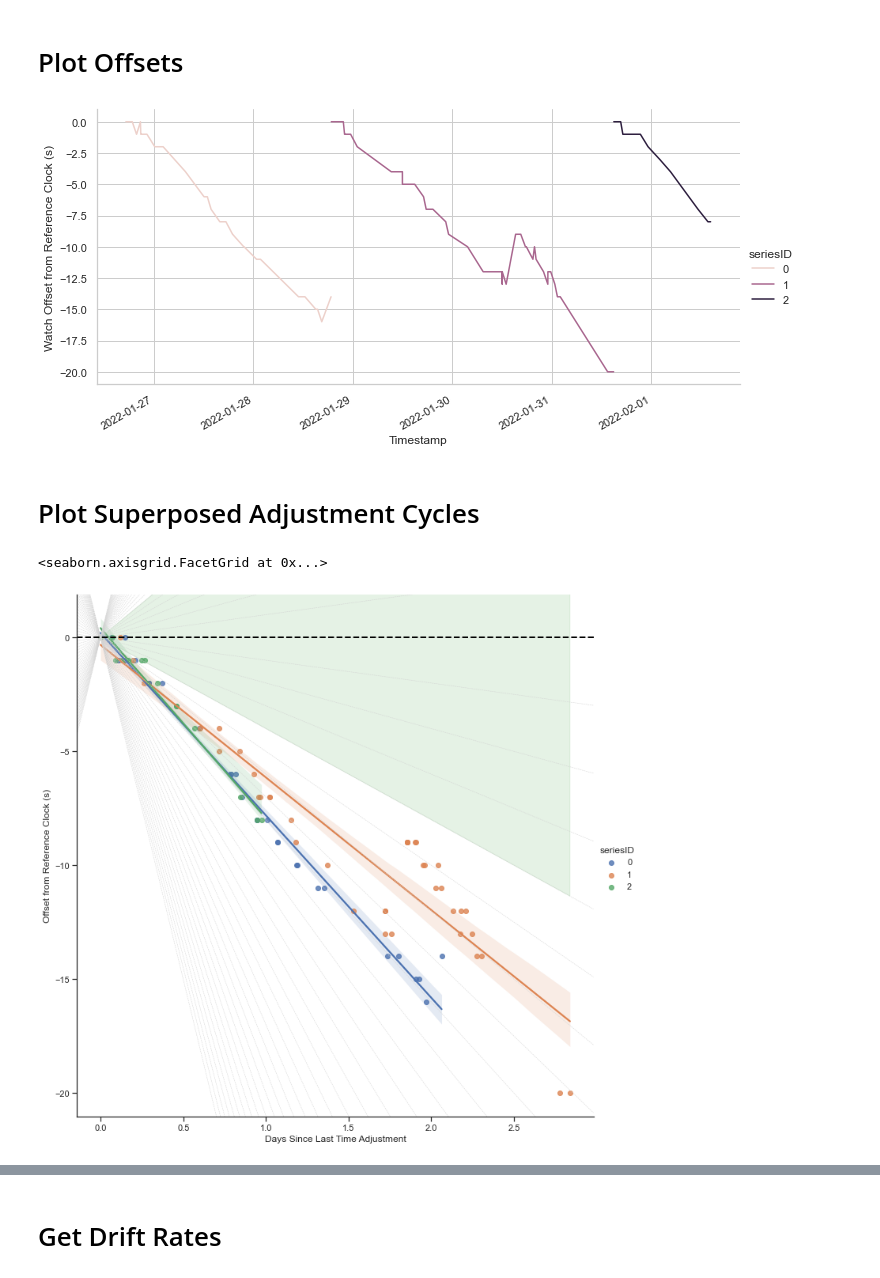
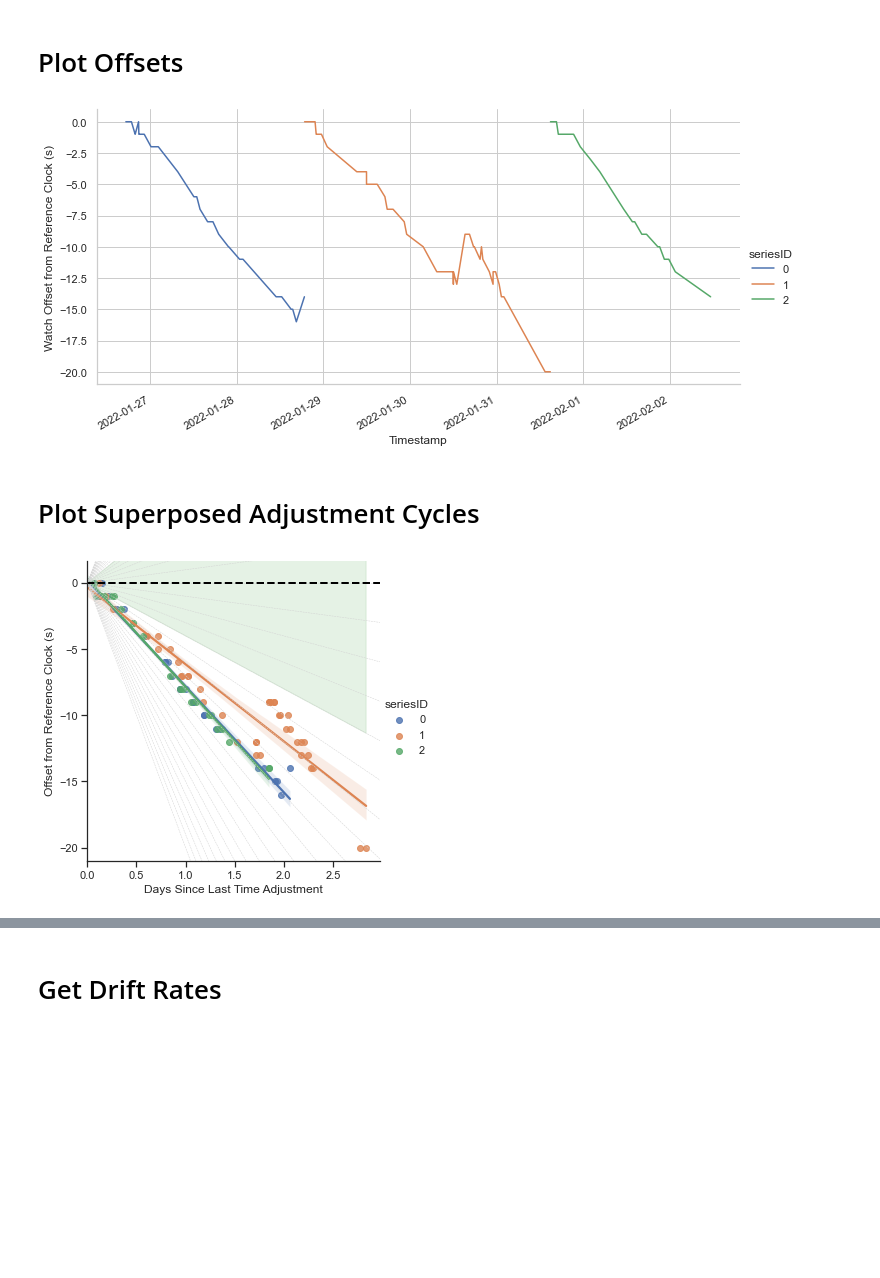
Before and after one commit to francoistrahan/watchdrift, a Jupyter notebook: Watch Drift Analysis.ipynb, the cells around one changed output, grey strips where cells are left out. Saved outputs shown, nothing was run; the diff lists cells and outputs as text; code cells hidden in the pictures; blank space fills up the shorter version.

```diff
--- a/Watch Drift Analysis.ipynb
+++ b/Watch Drift Analysis.ipynb
@@ -14,7 +14,7 @@ COSC_LIMITS_SEC_DAY = (-4, 6)
 
 GRAPH_STYLE = "whitegrid"
 # %%
-sb.set_theme("notebook", GRAPH_STYLE)
+sb.set_theme("notebook", GRAPH_STYLE, "deep")
 sb.set_style()
 
 pd.options.display.max_rows = 6
@@ -41,7 +41,7 @@ data["timestamp"] = pd.to_datetime(data["Timestamp (Epoch Time)"], unit="ms")
 # %% [markdown]
 # Create Unique Chain Numbers
 # %%
-data["seriesID"] = data.rectype.eq(CLOCK_ADJUST_RECTYPE).cumsum().shift(1, fill_value=0)
+data["seriesID"] = data.rectype.eq(CLOCK_ADJUST_RECTYPE).cumsum().shift(1, fill_value=0).astype("category")
 # %% [markdown]
 # Separate Measures
 # %%
@@ -88,7 +88,7 @@ seriesInfo
 # %%
 seriesStarts = measures.groupby("seriesID").timestamp.min()
 
-measures["adjustmentAge"] = measures.timestamp - measures.seriesID.map(seriesStarts)
+measures["adjustmentAge"] = measures.timestamp - measures.seriesID.map(seriesStarts).astype("datetime64")
 measures["adjustmentDays"] = measures.adjustmentAge.dt.total_seconds() / 3600 / 24
 
 seriesInfo = seriesInfo.merge(seriesStarts.rename("seriesStart"), "outer", left_index=True, right_index=True)
@@ -125,30 +125,33 @@ f = sb.relplot(data=measures, x="timestamp", y="offset", hue="seriesID", kind="l
 f.set_axis_labels("Timestamp", "Watch Offset from Reference Clock (s)")
 f.figure.autofmt_xdate()
 # %% [output]
-[figure, old version]
+[figure, new version]
 # %% [markdown]
 # Plot Superposed Adjustment Cycles
 # %%
 sb.set_style("ticks")
-f = sb.lmplot(data=measures, x="adjustmentDays", y="offset", hue="seriesID", height=10)
+f = sb.lmplot(data=measures, x="adjustmentDays", y="offset", hue="seriesID")#, height=10)
 ylim = f.ax.get_ylim()
+xlim = f.ax.get_xlim()
 
 maxDays = measures.adjustmentDays.max()
 minOffset = measures.offset.min()
 
 limitsX = [0, maxDays]
 limitYMin = [0, maxDays * COSC_LIMITS_SEC_DAY[0]]
 limitYMax = [0, maxDays * COSC_LIMITS_SEC_DAY[1]]
 
 f.ax.fill_between(limitsX, limitYMin, limitYMax, color="green", alpha=0.1, zorder=0)
 
-for i in range(-30,31):
+for i in range(-20,21):
     f.ax.axline((0,0), (1/100, i/100), c="lightgrey", lw=0.5, ls="--")
 
 f.ax.axhline(0, c="black", lw=2, ls="--")
 
+f.ax.set_xlim((0, xlim[1]))
 f.ax.set_ylim(ylim)
 f.set_axis_labels("Days Since Last Time Adjustment", "Offset from Reference Clock (s)")
+
+sb.set_style(GRAPH_STYLE)
 # %% [output]
-<seaborn.axisgrid.FacetGrid at 0x...>
-[figure, old version]
+[figure, new version]
```
Also changed, not shown: parts of 6 cells of this notebook, 1 other file.
